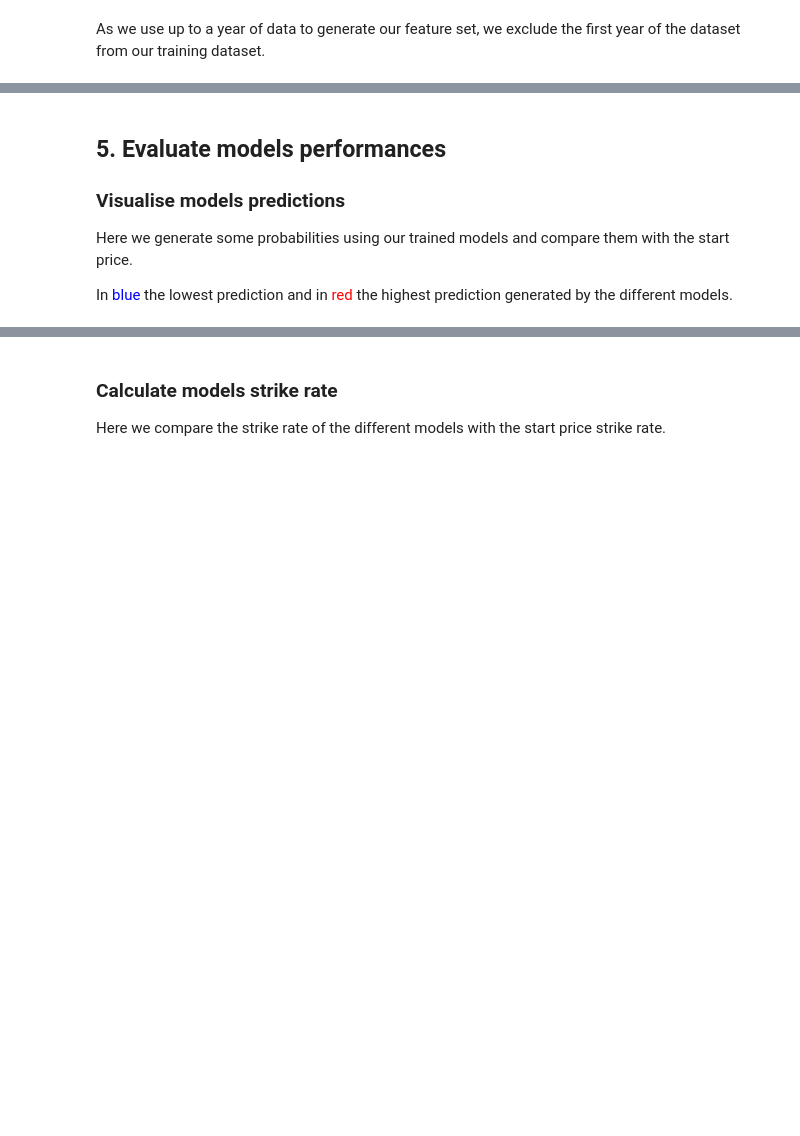
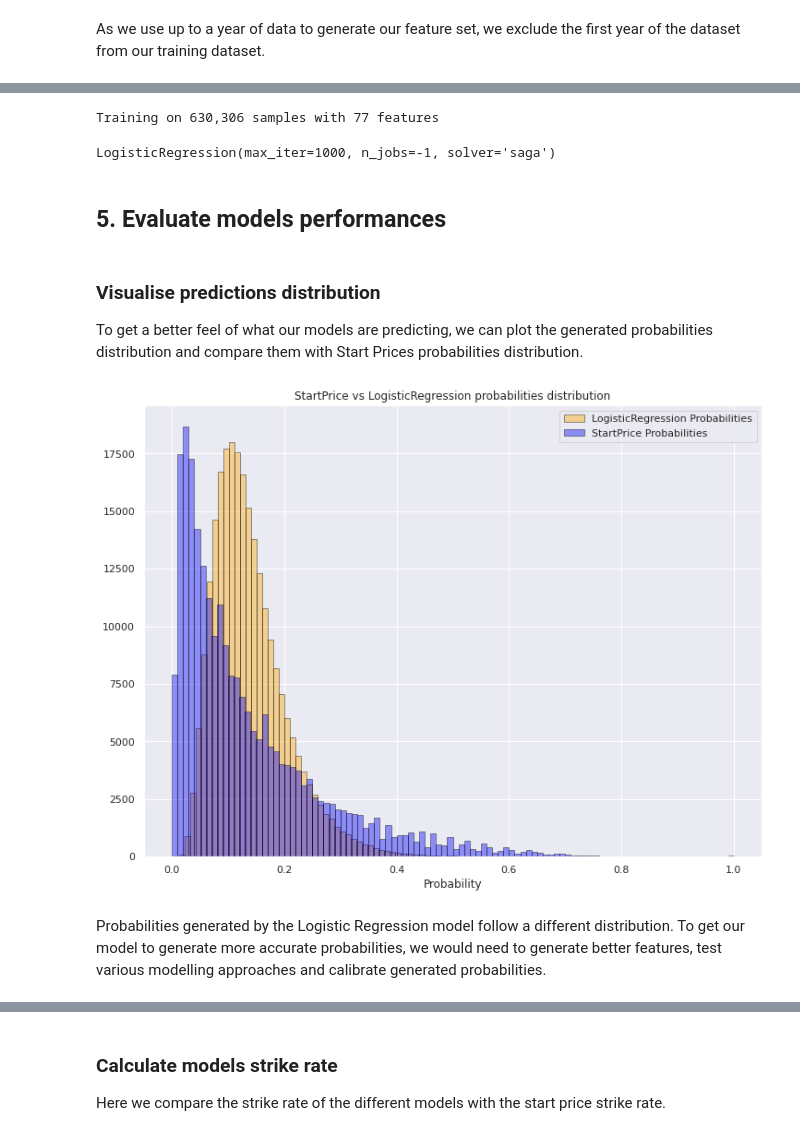
Before and after one commit to BrunoChauvet/greyhound-modelling, a Jupyter notebook: notebook/logistic_regression.ipynb, the cells around one changed output, grey strips where cells are left out. Saved outputs shown, nothing was run; the diff lists cells and outputs as text; code cells hidden in the pictures; blank space fills up the shorter version.

Commit message:
add output distribution

```diff
--- a/notebook/logistic_regression.ipynb
+++ b/notebook/logistic_regression.ipynb
@@ -411,8 +362,58 @@ Fitting model CatBoostRegressor
+# %%
+from matplotlib import pyplot
+from matplotlib.pyplot import figure
+
+from sklearn.linear_model import LogisticRegression
+from sklearn.preprocessing import normalize
+
+# Split the data into train and test data
+train_data = model_df[model_df['date_dt'] < '2021-01-01'].reset_index(drop = True).sample(frac=1)
+test_data = model_df[model_df['date_dt'] >= '2021-01-01'].reset_index(drop = True)
+
+train_x, train_y = train_data[feature_cols], train_data['win']
+test_x, test_y = test_data[feature_cols], test_data['win']
+
+model = LogisticRegression(verbose=0, solver='saga', max_iter=1000, n_jobs=-1)
+
+print(f'Training on {len(train_x):,} samples with {len(feature_cols)} features')
+model.fit(train_x, train_y)
+# %% [output]
+Training on 630,306 samples with 77 features
+LogisticRegression(max_iter=1000, n_jobs=-1, solver='saga')
 # %% [markdown]
 ## 5. Evaluate models performances
-
-### Visualise models predictions
-
-Here we generate some probabilities using our trained models and compare them with the start price.
-
-In <span style="color:blue">blue</span> the lowest prediction and in <span style="color:red">red</span> the highest prediction generated by the different models.
+# %% [markdown]
+### Visualise predictions distribution
+
+To get a better feel of what our models are predicting, we can plot the generated probabilities distribution and compare them with Start Prices probabilities distribution.
+# %%
+import matplotlib.pyplot as plt
+import seaborn as sns
+
+bins = 100
+fig = plt.figure(figsize=(12, 9))
+
+# Calculate runner win probability
+dog_win_probabilities = model.predict_proba(test_x)[:,1]
+test_data['prob_LogisticRegression'] = dog_win_probabilities
+# Normalise probabilities
+test_data['prob_LogisticRegression'] = test_data.groupby('FastTrack_RaceId')['prob_LogisticRegression'].apply(lambda x: x / sum(x))
+# Plot probabilities distribution
+sns.distplot(test_data['log_reg_probs'], hist=True, kde=False,
+             bins=bins, color = 'orange',
+             hist_kws={'edgecolor':'black'})
+
+# Plot Start Price probabilities
+sns.distplot(test_data['StartPrice_probability'], hist=True, kde=False,
+             bins=bins, color = 'blue',
+             hist_kws={'edgecolor':'black'})
+
+plt.title('StartPrice vs LogisticRegression probabilities distribution')
+plt.xlabel('Probability')
+plt.legend(labels=['LogisticRegression Probabilities','StartPrice Probabilities'])
+plt.show()
+# %% [output]
+[figure, added]
+# %% [markdown]
+Probabilities generated by the Logistic Regression model follow a different distribution.
+To get our model to generate more accurate probabilities, we would need to generate better features, test various modelling approaches and calibrate generated probabilities.
```
Also changed, not shown: parts of 20 cells of this notebook, 1 other file.
